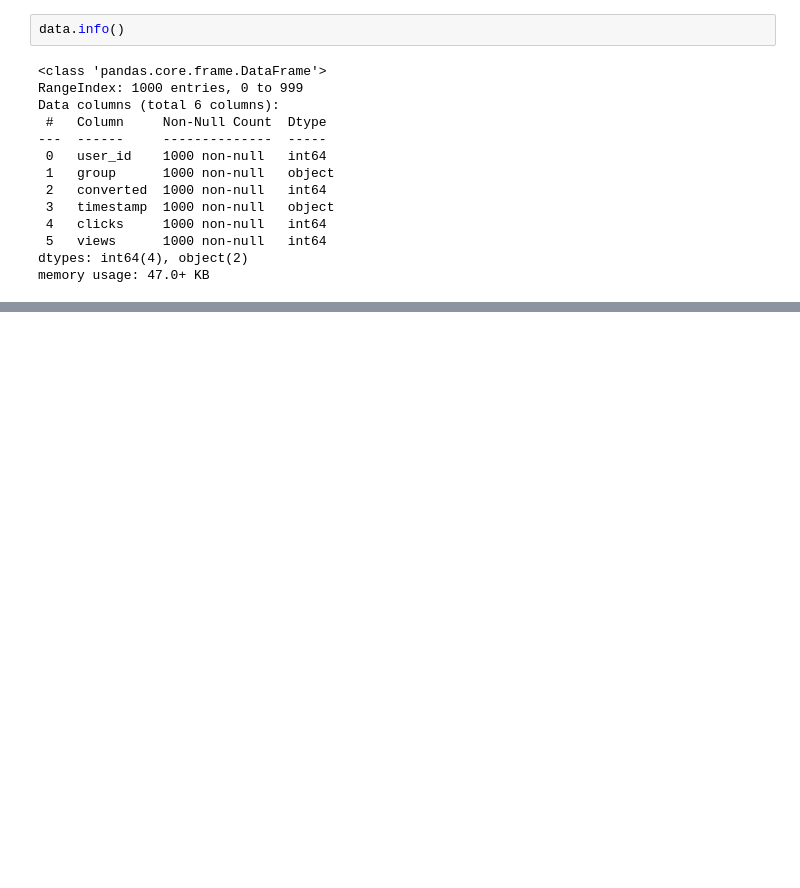
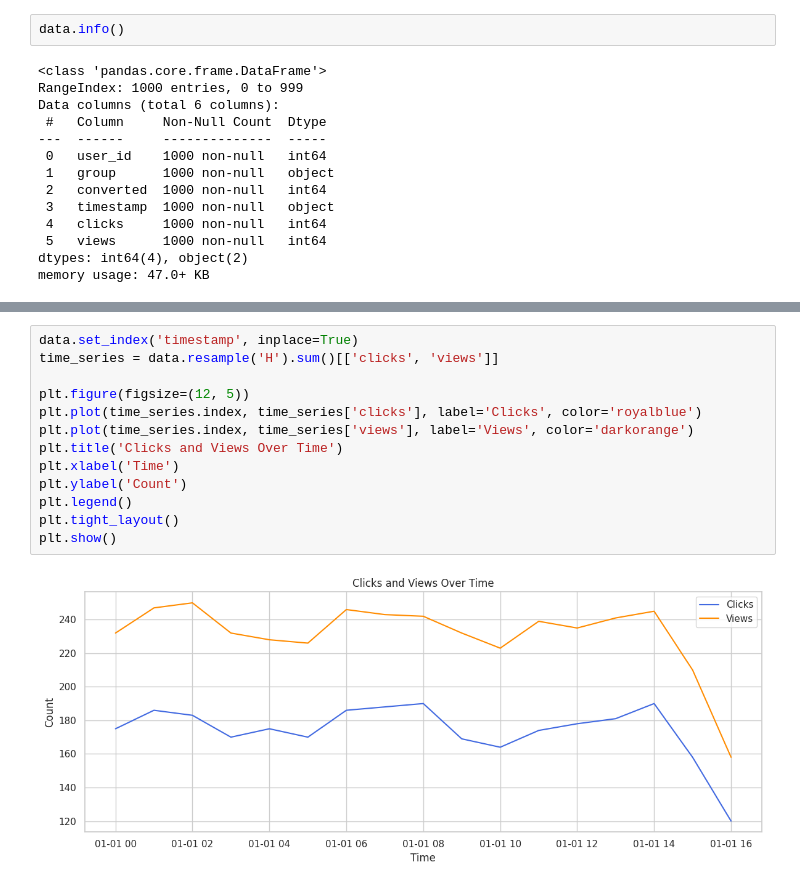
Before and after one commit to aliasgharmirhshai/A-B-Testing-Framework-for-Product-Feature-Optimization-, a Jupyter notebook: notebooks/main.ipynb, the cells around one changed output, grey strips where cells are left out. Drawn from its saved outputs; the diff is of its cells as text; blank space fills up the shorter version.

```diff
--- a/notebooks/main.ipynb
+++ b/notebooks/main.ipynb
@@ -33,0 +96,15 @@ memory usage: 47.0+ KB
+# %%
+data.set_index('timestamp', inplace=True)
+time_series = data.resample('H').sum()[['clicks', 'views']]
+
+plt.figure(figsize=(12, 5))
+plt.plot(time_series.index, time_series['clicks'], label='Clicks', color='royalblue')
+plt.plot(time_series.index, time_series['views'], label='Views', color='darkorange')
+plt.title('Clicks and Views Over Time')
+plt.xlabel('Time')
+plt.ylabel('Count')
+plt.legend()
+plt.tight_layout()
+plt.show()
+# %% [output]
+[figure, added]
```
Also changed, not shown: parts of 21 cells of this notebook, 5 other files.
